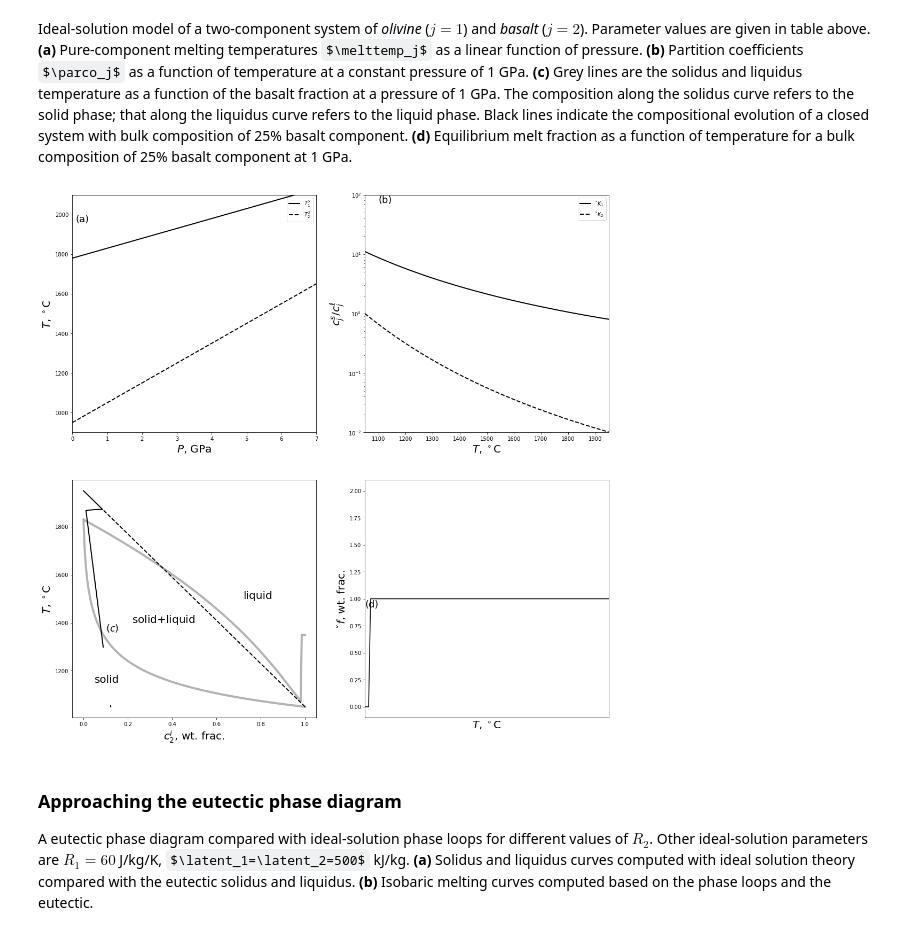
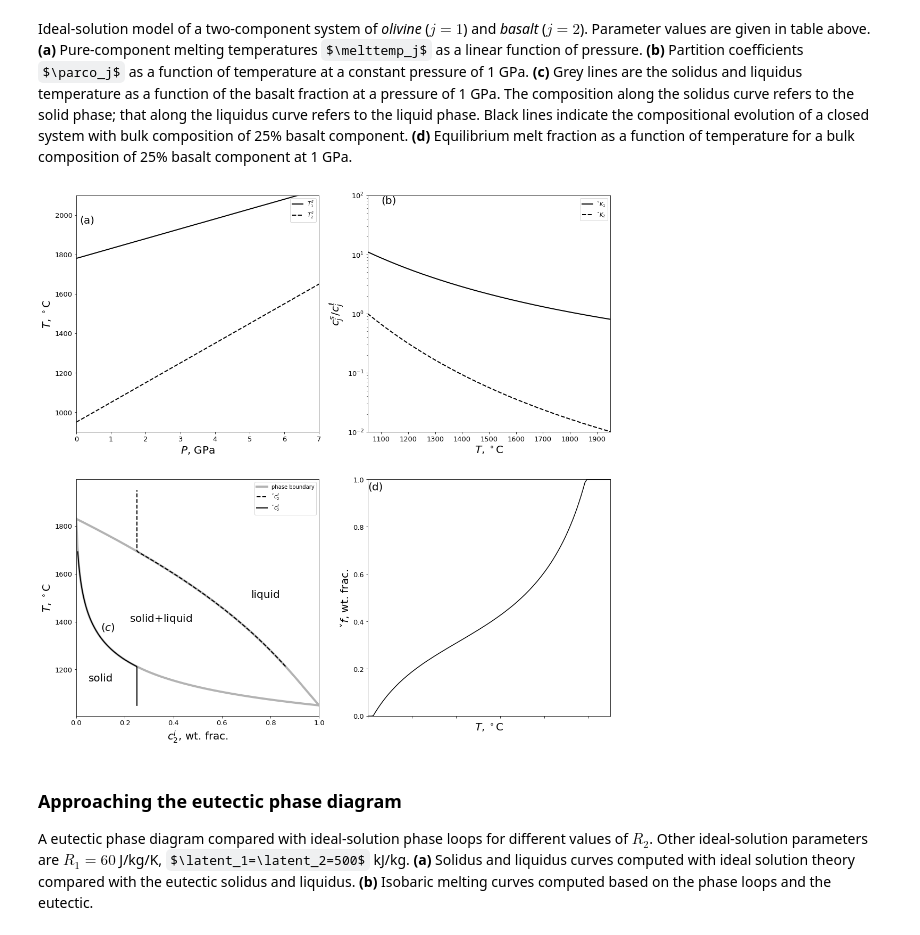
Before and after one commit to FoaLab/partially-molten-rock-PUP, a Jupyter notebook: content/ch10.ipynb, the cells around one changed output. Cells and saved outputs as stored; diff of their text form; code cells hidden in the pictures; some formulas as TeX source.

Commit message:
implementation of Figure 10.1

```diff
--- a/content/ch10.ipynb
+++ b/content/ch10.ipynb
@@ -169,11 +163,17 @@ def EquilibriumState(n, cbar, T, P, par, parco_func):
 
     for T_i, P_i, cbar_i in zip(T, P, cbar):
         Theta_i = ThetaStructure()
-        Theta_i.Ts = fsolve(EquilibriumResidualT, T_i, args=(0.0, P_i, cbar_i, par, ParCoef_IdealSolution))[0]
-        Theta_i.Tl = fsolve(EquilibriumResidualT, T_i, args=(1.0, P_i, cbar_i, par, ParCoef_IdealSolution))[0]
+        Theta_i.Ts = fsolve(lambda T_: EquilibriumResidual(T_, 0.0, P_i, cbar_i, par, ParCoef_IdealSolution), T_i)[0]
+        Theta_i.Tl = fsolve(lambda T_: EquilibriumResidual(T_, 1.0, P_i, cbar_i, par, ParCoef_IdealSolution),
+                            0.5*(T_i+Theta_i.Ts))[0]
 
-        Theta_i.f = 0.0 if T_i < Theta_i.Ts else 1.0 if T_i > Theta_i.Tl else \
-            fminbound(EquilibriumResidualF, 0.0, 1.0, args=(T_i, P_i, cbar_i, par, ParCoef_IdealSolution))
+        if T_i < Theta_i.Ts:
+            Theta_i.f = 0.0
+        elif Theta_i.Tl < T_i:
+            Theta_i.f = 1.0
+        else:
+            Theta_i.f = fsolve(lambda f_: EquilibriumResidual(T_i, f_, P_i, cbar_i, par, ParCoef_IdealSolution),
+                               0.0)[0]
 
         K = np.array([parco_func(T_i, P_i, par_j) for par_j in par])
 
@@ -210,65 +210,73 @@ Tm = np.array([par_i.Tm0 + P/par_i.clap for par_i in par]).transpose()
 
 axA.plot(P, Tm[:, 0]-273., '-k', linewidth=2, label=r'$T^\mathcal{S}_1$')
 axA.plot(P, Tm[:, 1]-273., '--k', linewidth=2, label=r'$T^\mathcal{S}_2$')
+axA.set_xlim(0.0, 7.0)
 axA.set_xlabel('$P$, GPa', fontsize=20)
-axA.set_xlim(0.0, 7.0)
 axA.set_ylim(900, 2100)
 axA.set_ylabel(r'$T$, $^\circ$C', fontsize=20)
-axA.text(0.1, 2000, r'(a)', fontsize=18, verticalalignment='top', horizontalalignment='left')
+axA.text(0.1, 2000, r'(a)', fontsize=20, verticalalignment='top', horizontalalignment='left')
+axA.tick_params(axis='both', which='major', labelsize=13)
 axA.legend()
 
 P  =  Pref
 T  =  Tvar
 c  =  cref
 K = np.array([[ParCoef_IdealSolution(T_i, P, par_j) for par_j in par] for T_i in T])
 
 axB.plot(T-273., K[:, 0], '-k', linewidth=2, label=r'$\check{K}_1$')
 axB.plot(T-273., K[:, 1], '--k', linewidth=2, label=r'$\check{K}_2$')
 axB.set_yscale('log')
+axB.set_xlim(1050, 1950)
 axB.set_xlabel(r'$T$, $^\circ$C', fontsize=20)
+axB.set_ylim(0.01, 100)
 axB.set_ylabel(r'${c}^s_j/{c}^\ell_j$', fontsize=20)
-axB.text(1100, 99.0, r'(b)', fontsize=18, verticalalignment='top', horizontalalignment='left')
+axB.text(1100, 99.0, r'(b)', fontsize=20, verticalalignment='top', horizontalalignment='left')
+axB.tick_params(axis='both', which='major', labelsize=13)
 axB.legend()
-axB.set_xlim(1050, 1950)
-axB.set_ylim(0.01, 100)
+
+T = Tvar
+P = Pref
+c = cref
+Theta = EquilibriumState(len(par), c, T, P, par, ParCoef_IdealSolution)
+
+axD.plot(Tvar-273., [t.f for t in Theta],'-k','linewidth',2)
+axD.set_xlim(1200., 1750.)
+axD.set_xticks((1200, 1300, 1400, 1500, 1600, 1700))
+axD.set_ylim(0.0, 1.0)
+axD.set_xlabel(r'$T$, $^\circ$C', fontsize=20)
+axD.set_ylabel(r'$\check{f}$, wt. frac.', fontsize=20)
+axD.tick_params(axis='both', which='major', labelsize=13)
+axD.text(1200.0, 0.99, r'(d)', fontsize=20, verticalalignment='top', horizontalalignment='left')
+
+cl_hold = np.array([t.cl[1] for t in Theta])
+cs_hold = np.array([t.cs[1] for t in Theta])
+f_hold = np.array([t.f for t in Theta])
+cl_hold[f_hold < 1e-6] = np.nan
+cs_hold[1.-f_hold < 1e-6] = np.nan
 
 c  = cvar
 P  = Pref
 T  = Tref
 Theta2 = EquilibriumState(len(par), c, T, P, par, ParCoef_IdealSolution)
 
-cl_hold = np.array([t.cl[1] for t in Theta2])
-cs_hold = np.array([t.cs[1] for t in Theta2])
-f_hold = np.array([t.f for t in Theta2])
-cl_hold[f_hold < 1e-6] = np.nan
-cs_hold[1.-f_hold < 1e-6] = np.nan
+axC.plot(c[:, 1], [t.Ts - 273. for t in Theta2], '-', linewidth=4, color=[0.7, 0.7, 0.7])
+axC.plot(c[:, 1], [t.Tl - 273. for t in Theta2], '-', label='phase boundary', linewidth=4, color=[0.7, 0.7, 0.7])
 
-axC.plot(c[:, 1], [t.Ts - 273. for t in Theta2], '-', linewidth=4, color=[0.7, 0.7, 0.7])
-axC.plot(c[:, 1], [t.Tl - 273. for t in Theta2], '-', label='phase boundary',
-         linewidth=4, color=[0.7, 0.7, 0.7])
 axC.plot(cl_hold, Tvar-273., '--k', label='$\check{c}^\ell_2$', linewidth=2)
 axC.plot(cs_hold, Tvar-273., '-k', linewidth=2, label='$\check{c}^\ell_2$')
+axC.set_xlim(0.0, 1.0)
 axC.set_xlabel('${c}^i_2$, wt. frac.', fontsize=20)
 axC.set_ylabel('$T$, $^\circ$C', fontsize=20)
-axC.text(0.1, 1400, '$(c)$', fontsize=18, verticalalignment='top', horizontalalignment='left')
+axC.text(0.1, 1400, '$(c)$', fontsize=20, verticalalignment='top', horizontalalignment='left')
 axC.text(0.22, 1400, 'solid$+$liquid', fontsize=20)
 axC.text(0.72, 1500,'liquid', fontsize=20)
 axC.text(0.05, 1150,'solid', fontsize=20)
-
-T = Tvar
-P = Pref
-c = cref
-Theta = EquilibriumState(len(par), c, T, P, par, ParCoef_IdealSolution)
-
-axD.plot(T-273., [t.f for t in Theta],'-k','linewidth',2)
-axD.set_xlim(1200, 1750)
-axD.set_xlabel(r'$T$, $^\circ$C', fontsize=20)
-axD.set_ylabel(r'$\check{f}$, wt. frac.', fontsize=20)
-axD.text(1200.0, 0.99, r'(d)', fontsize=18, verticalalignment='top', horizontalalignment='left')
+axC.tick_params(axis='both', which='major', labelsize=13)
+axC.legend()
 
 plt.show()
 # %% [output]
-[figure, old version]
+[figure, new version]
 # %% [markdown]
 ### Approaching the eutectic phase diagram
 
```
Also changed, not shown: parts of 2 cells of this notebook.
